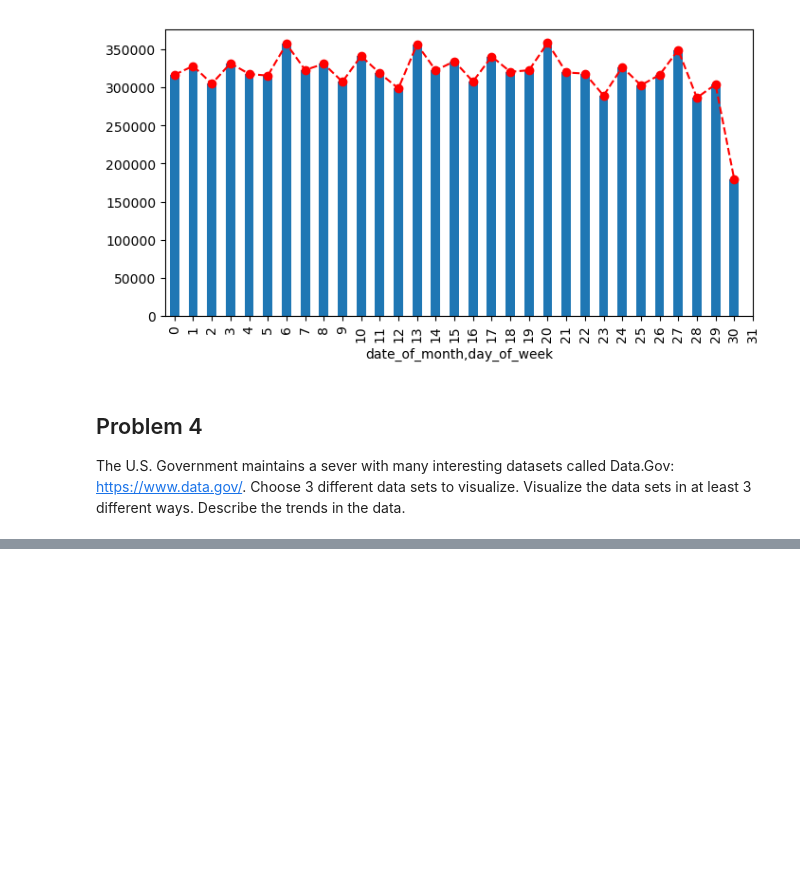
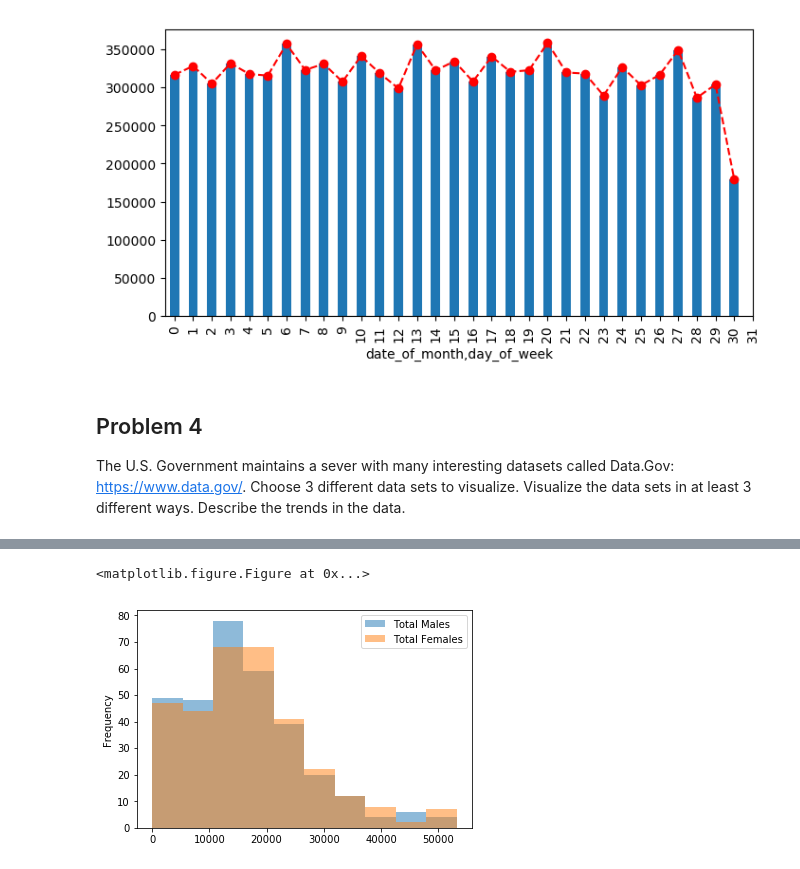
Before and after one commit to jesuszarate/VisForScientificData, a Jupyter notebook: Assignment1/Assignment1.ipynb, the cells around one changed output, grey strips where cells are left out. Cells and saved outputs as stored; diff of their text form; code cells hidden in the pictures; blank space fills up the shorter version.

```diff
--- a/Assignment1/Assignment1.ipynb
+++ b/Assignment1/Assignment1.ipynb
@@ -288,0 +281,8 @@ plt.show()
+# %%
+df4 = data[['Total Males', 'Total Females']]
+plt.figure();
+df4.plot.hist(alpha=0.5)
+plt.show()
+# %% [output]
+<matplotlib.figure.Figure at 0x...>
+[figure, added]
```
Also changed, not shown: parts of 11 cells of this notebook.
